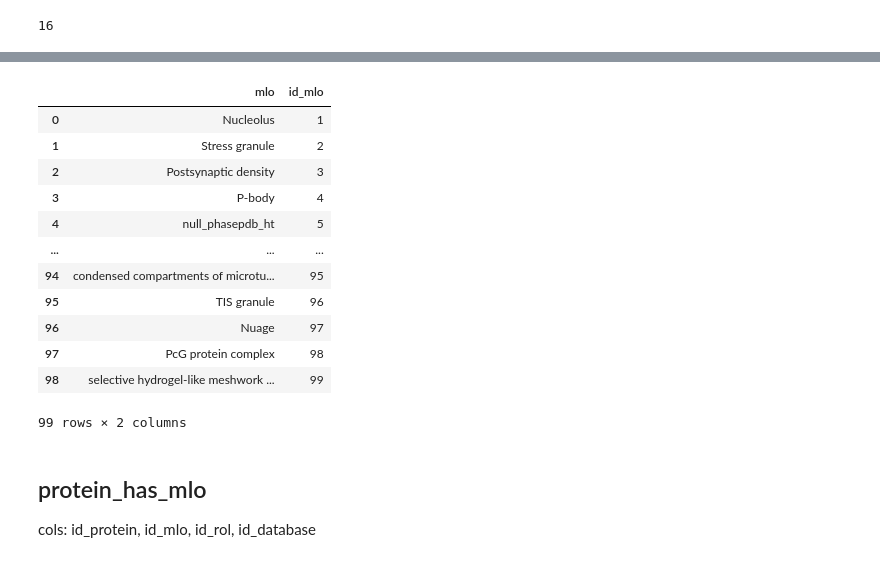
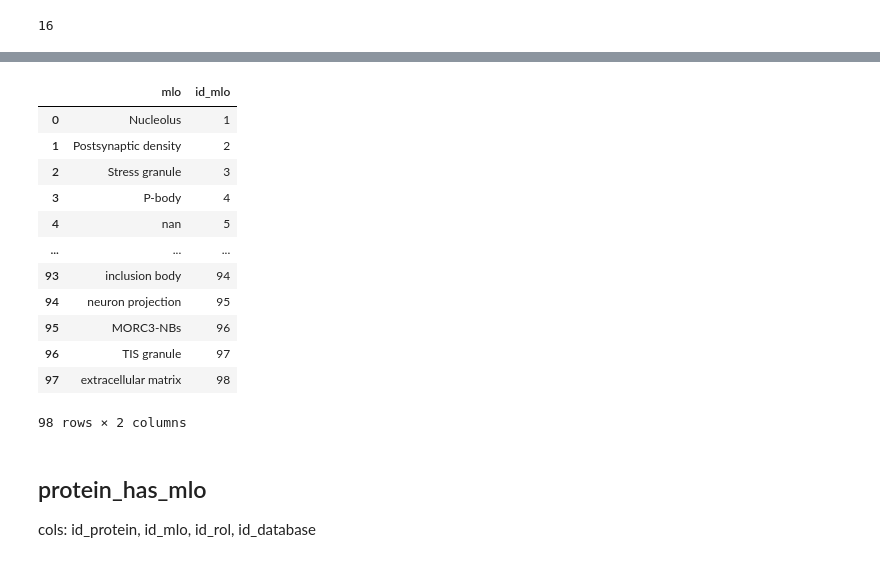
Before and after one commit to alvaro-2/mutations, a Jupyter notebook: generate_tables_db.ipynb, the cells around one changed output, grey strips where cells are left out. Drawn from its saved outputs; the diff is of its cells as text; code cells hidden in the pictures.

```diff
--- a/generate_tables_db.ipynb
+++ b/generate_tables_db.ipynb
@@ -1103,6 +986,6 @@ entrada_dbs.replace('postsynaptic density', 'Postsynaptic density', inplace= Tru
 1375
 # %%
 # Cytoplasmic ribonucleoprotein granule
-entrada_dbs.replace('cytoplasmic ribonucleoprotein granule', 'Cytoplasmic ribonucleoprotein granule', inplace= True)
-(entrada_dbs.mlo == 'Cytoplasmic ribonucleoprotein granule').sum()
+database_entrada.replace('cytoplasmic ribonucleoprotein granule', 'Cytoplasmic ribonucleoprotein granule', inplace= True)
+(database_entrada.mlo == 'Cytoplasmic ribonucleoprotein granule').sum()
 # %% [output]
@@ -1110,11 +993,11 @@ entrada_dbs.replace('cytoplasmic ribonucleoprotein granule', 'Cytoplasmic ribonu
 # %%
 # Histone locus body
-entrada_dbs.replace('Histone Locus body', 'Histone locus body', inplace= True)
-(entrada_dbs.mlo == 'Histone locus body').sum()
+database_entrada.replace('Histone Locus body', 'Histone locus body', inplace= True)
+(database_entrada.mlo == 'Histone locus body').sum()
 # %% [output]
 16
 # %%
 # Stress granule
-entrada_dbs.replace('Sress granule', 'Stress granule', inplace= True)
-(entrada_dbs.mlo == 'Stress granule').sum()
+database_entrada.replace('Sress granule', 'Stress granule', inplace= True)
+(database_entrada.mlo == 'Stress granule').sum()
 # %% [output]
@@ -1150,0 +1034,2 @@ Name: mlo, Length: 99, dtype: int64
+# %%
+database_entrada.mlo.replace(np.nan, 'nan', inplace= True)
@@ -1151,20 +1051,20 @@ Name: mlo, Length: 99, dtype: int64
 # %%
-mlo = pd.DataFrame({'mlo': entrada_dbs.mlo.value_counts().index, 'id_mlo': range(1, len(entrada_dbs.mlo.unique())+1)})
+mlo = pd.DataFrame({'mlo': database_entrada.mlo.value_counts().index, 'id_mlo': range(1, len(database_entrada.mlo.unique())+1)})
 mlo
 # %% [output]
 |  | mlo | id_mlo |
 | 0 | Nucleolus | 1 |
-| 1 | Stress granule | 2 |
-| 2 | Postsynaptic density | 3 |
+| 1 | Postsynaptic density | 2 |
+| 2 | Stress granule | 3 |
 | 3 | P-body | 4 |
-| 4 | null_phasepdb_ht | 5 |
+| 4 | nan | 5 |
 | ... | ... | ... |
-| 94 | condensed compartments of microtu... | 95 |
-| 95 | TIS granule | 96 |
-| 96 | Nuage | 97 |
-| 97 | PcG protein complex | 98 |
-| 98 | selective hydrogel-like meshwork ... | 99 |
+| 93 | inclusion body | 94 |
+| 94 | neuron projection | 95 |
+| 95 | MORC3-NBs | 96 |
+| 96 | TIS granule | 97 |
+| 97 | extracellular matrix | 98 |
-99 rows × 2 columns
+98 rows × 2 columns
 # %%
 mlo.to_csv('db_tables/mlo.tsv', sep='\t', index= False)
 # %% [markdown]
```
Also changed, not shown: parts of 91 cells of this notebook.
